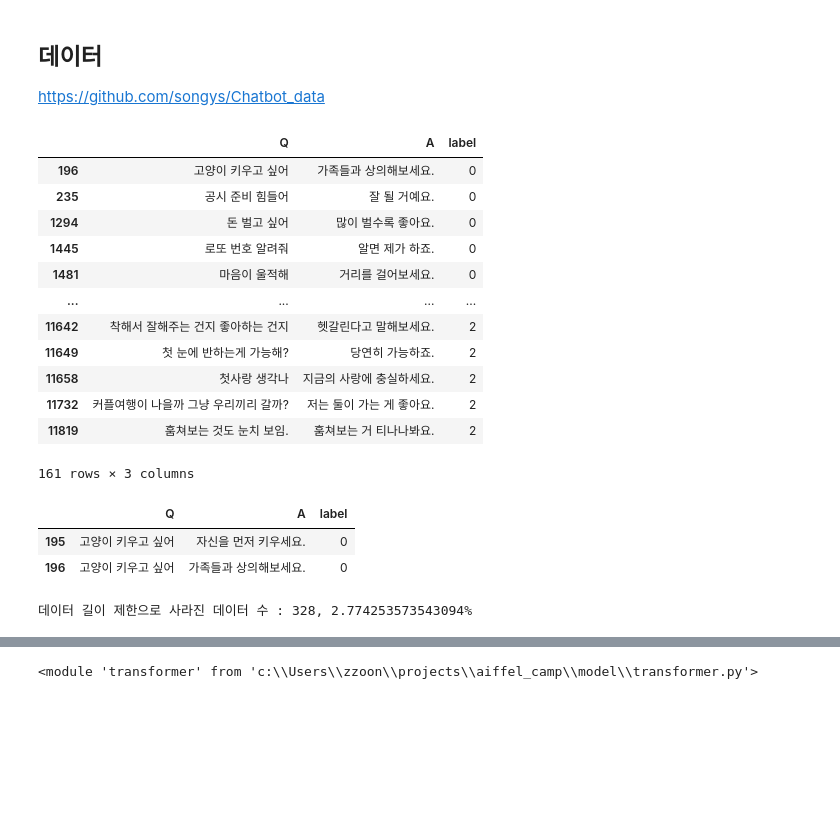
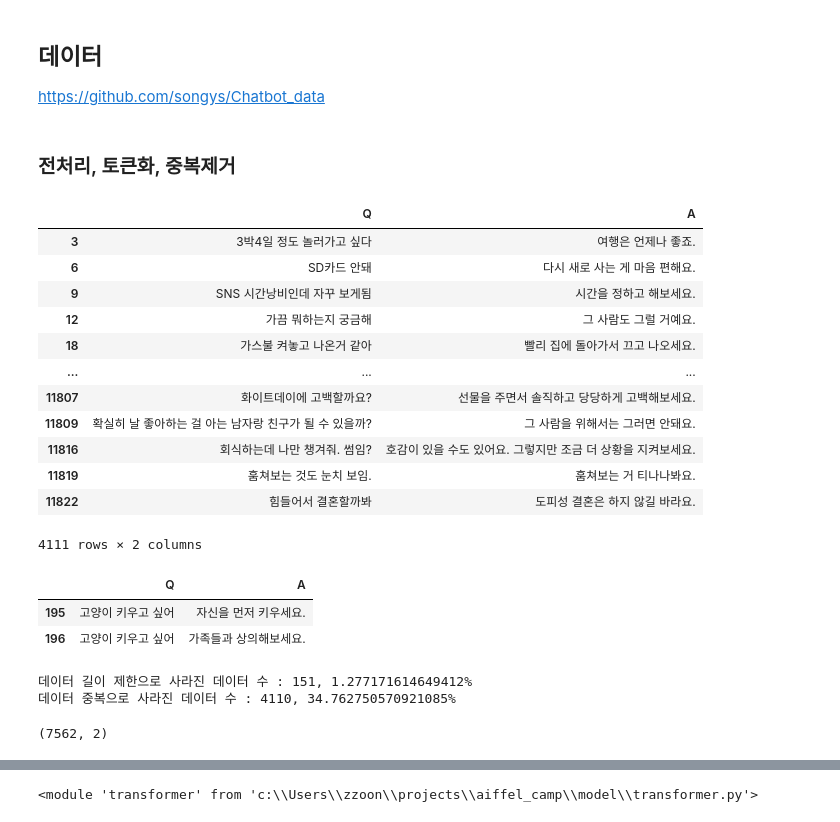
Before and after one commit to silpiria98/aiffel_camp, a Jupyter notebook: NLP/chatbot/chatbot.ipynb, the cells around one changed output, grey strips where cells are left out. Saved outputs shown, nothing was run; the diff lists cells and outputs as text; code cells hidden in the pictures; blank space fills up the shorter version.

```diff
--- a/NLP/chatbot/chatbot.ipynb
+++ b/NLP/chatbot/chatbot.ipynb
@@ -15,29 +62,33 @@ from nltk.translate.bleu_score import SmoothingFunction
 https://github.com/songys/Chatbot_data
 # %%
 df = pd.read_csv("data/ChatbotData.csv")
+# %%
+df = df.drop("label", axis=1)
+# %% [markdown]
+### 전처리, 토큰화, 중복제거
 # %%
 # 중복 질문 확인
-df[df.duplicated("Q") == True]
+df[(df.duplicated("Q") == True) | (df.duplicated("A") == True)]
 # %% [output]
-|  | Q | A | label |
-| 196 | 고양이 키우고 싶어 | 가족들과 상의해보세요. | 0 |
-| 235 | 공시 준비 힘들어 | 잘 될 거예요. | 0 |
-| 1294 | 돈 벌고 싶어 | 많이 벌수록 좋아요. | 0 |
-| 1445 | 로또 번호 알려줘 | 알면 제가 하죠. | 0 |
-| 1481 | 마음이 울적해 | 거리를 걸어보세요. | 0 |
-| ... | ... | ... | ... |
-| 11642 | 착해서 잘해주는 건지 좋아하는 건지 | 헷갈린다고 말해보세요. | 2 |
-| 11649 | 첫 눈에 반하는게 가능해? | 당연히 가능하죠. | 2 |
-| 11658 | 첫사랑 생각나 | 지금의 사랑에 충실하세요. | 2 |
-| 11732 | 커플여행이 나을까 그냥 우리끼리 갈까? | 저는 둘이 가는 게 좋아요. | 2 |
-| 11819 | 훔쳐보는 것도 눈치 보임. | 훔쳐보는 거 티나나봐요. | 2 |
+|  | Q | A |
+| 3 | 3박4일 정도 놀러가고 싶다 | 여행은 언제나 좋죠. |
+| 6 | SD카드 안돼 | 다시 새로 사는 게 마음 편해요. |
+| 9 | SNS 시간낭비인데 자꾸 보게됨 | 시간을 정하고 해보세요. |
+| 12 | 가끔 뭐하는지 궁금해 | 그 사람도 그럴 거예요. |
+| 18 | 가스불 켜놓고 나온거 같아 | 빨리 집에 돌아가서 끄고 나오세요. |
+| ... | ... | ... |
+| 11807 | 화이트데이에 고백할까요? | 선물을 주면서 솔직하고 당당하게 고백해보세요. |
+| 11809 | 확실히 날 좋아하는 걸 아는 남자랑 친구가 될 수 있을까? | 그 사람을 위해서는 그러면 안돼요. |
+| 11816 | 회식하는데 나만 챙겨줘. 썸임? | 호감이 있을 수도 있어요. 그렇지만 조금 더 상황을 지켜보세요. |
+| 11819 | 훔쳐보는 것도 눈치 보임. | 훔쳐보는 거 티나나봐요. |
+| 11822 | 힘들어서 결혼할까봐 | 도피성 결혼은 하지 않길 바라요. |
-161 rows × 3 columns
+4111 rows × 2 columns
 # %%
 df[df["Q"] == "고양이 키우고 싶어"]
 # %% [output]
-|  | Q | A | label |
-| 195 | 고양이 키우고 싶어 | 자신을 먼저 키우세요. | 0 |
-| 196 | 고양이 키우고 싶어 | 가족들과 상의해보세요. | 0 |
+|  | Q | A |
+| 195 | 고양이 키우고 싶어 | 자신을 먼저 키우세요. |
+| 196 | 고양이 키우고 싶어 | 가족들과 상의해보세요. |
 # %%
 def preprocessing(sentence):
     import re
@@ -61,9 +122,10 @@ def build_corpus(df, length, labels):
     return df_copy, tokenizer
 # %%
-df_clean, tokenizer = build_corpus(df, 20, df.columns[:2])
+df_clean, mecab = build_corpus(df, 20, df.columns[:2])
+# %% [output]
+데이터 길이 제한으로 사라진 데이터 수 : 151, 1.277171614649412%
+데이터 중복으로 사라진 데이터 수 : 4110, 34.762750570921085%
-# %%
-print(
-    f"데이터 길이 제한으로 사라진 데이터 수 : {df.shape[0]-df_clean.shape[0]}, {(df.shape[0]-df_clean.shape[0])/df.shape[0]*100}%"
-)
-# %% [output]
-데이터 길이 제한으로 사라진 데이터 수 : 328, 2.774253573543094%
+# %%
+df_clean.shape
+# %% [output]
+(7562, 2)
```
Also changed, not shown: parts of 45 cells of this notebook, 2 other files.
